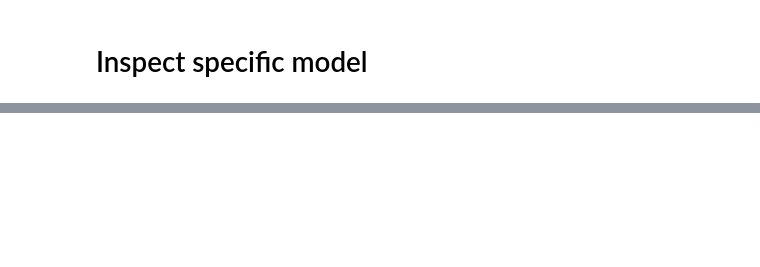
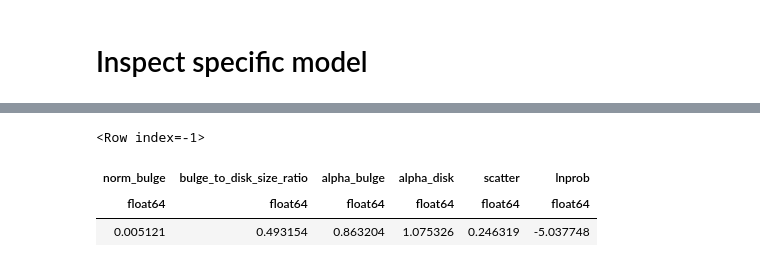
Before and after one commit to aphearin/galsize_models, a Jupyter notebook: notebooks/check_one_points_and_chi2.ipynb, the cells around one changed output, grey strips where cells are left out. Drawn from its saved outputs; the diff is of its cells as text; code cells hidden in the pictures; blank space fills up the shorter version.

```diff
--- a/notebooks/check_one_points_and_chi2.ipynb
+++ b/notebooks/check_one_points_and_chi2.ipynb
@@ -52,3 +52,10 @@ norm_bulge bulge_to_disk_size_ratio alpha_bulge alpha_disk scatter  lnprob
+# %%
+chain[-1]
+# %% [output]
+<Row index=-1>
+| norm_bulge | bulge_to_disk_size_ratio | alpha_bulge | alpha_disk | scatter | lnprob |
+| float64 | float64 | float64 | float64 | float64 | float64 |
+| 0.005121 | 0.493154 | 0.863204 | 1.075326 | 0.246319 | -5.037748 |
 # %%
 norm_bulge = 0.0032
 bulge_to_disk_size_ratio = 0.4143
```
Also changed, not shown: parts of 4 cells of this notebook.
